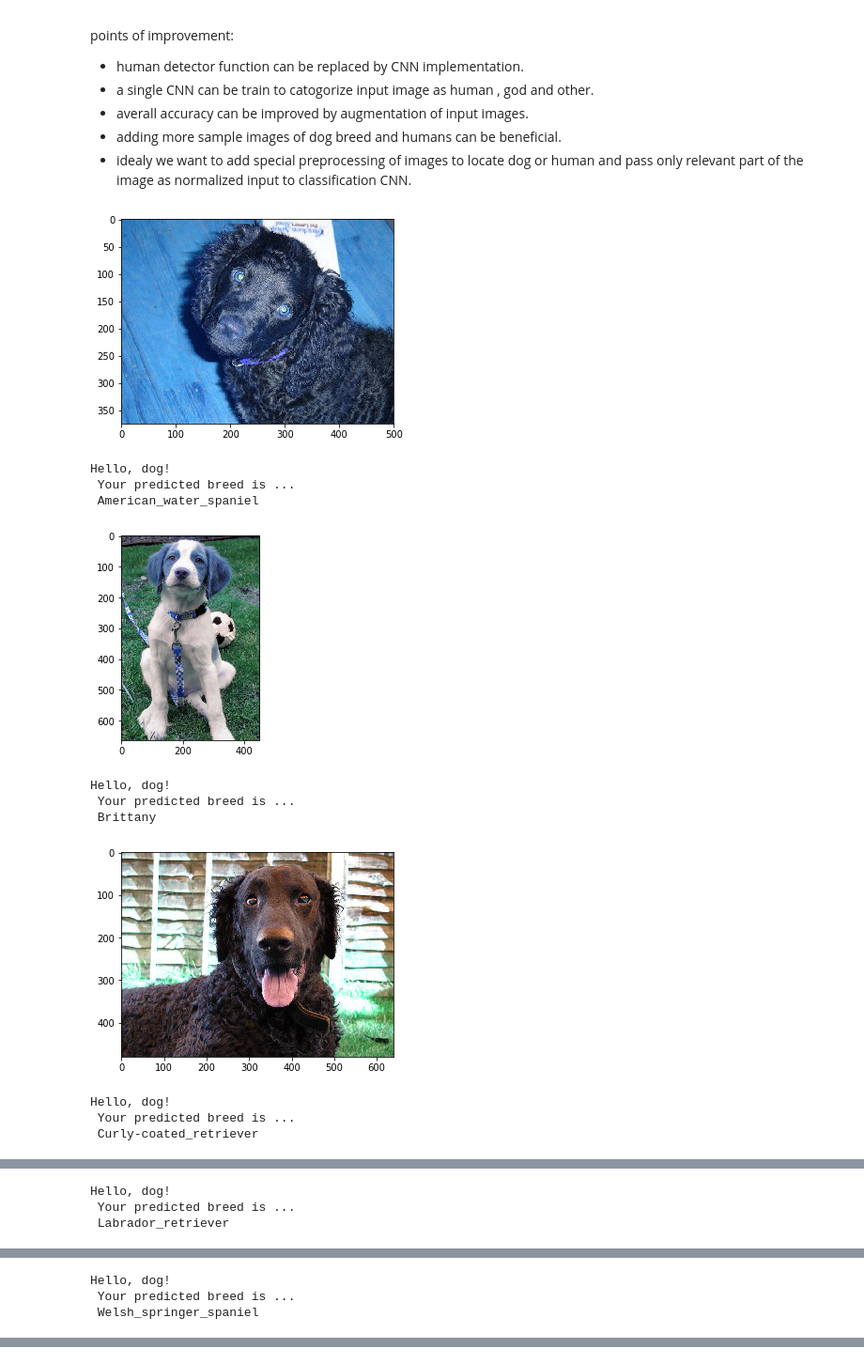
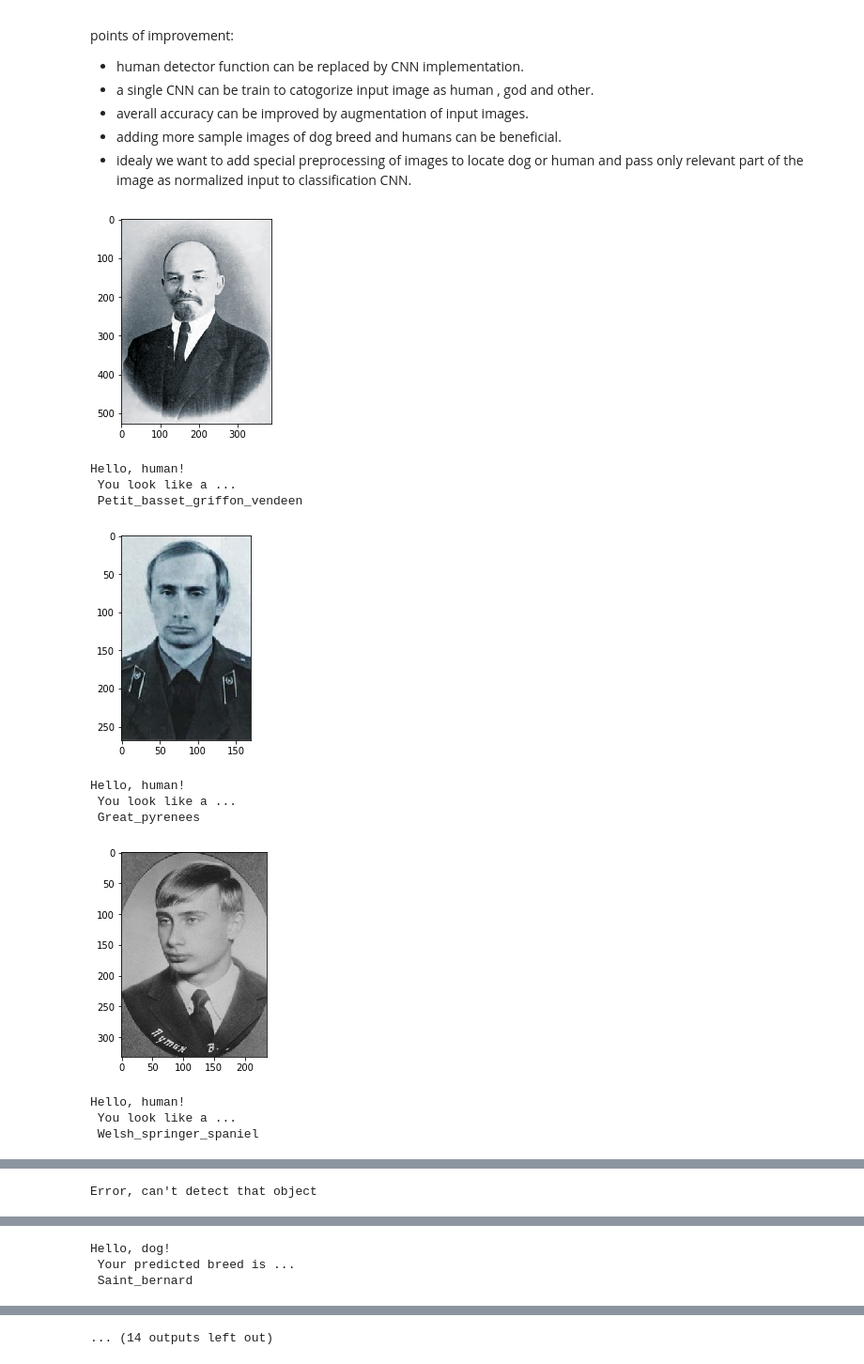
Before and after one commit to smile-on/aind2-dog, a Jupyter notebook: dog_app.ipynb, the cells around one changed output, grey strips where cells are left out. Shown at 94% size. Drawn from its saved outputs; the diff is of its cells as text; code cells hidden in the pictures.

````diff
--- a/dog_app.ipynb
+++ b/dog_app.ipynb
@@ -652,11 +652,15 @@ Xception_model.add(Dense(133, activation='softmax'))
 Xception_model.summary()
 ```
 # %%
-from keras.layers import AveragePooling2D, GlobalMaxPooling2D, BatchNormalization, GaussianNoise
+from keras.models import Sequential
+from keras.layers import GlobalAveragePooling2D, GlobalMaxPooling2D, GaussianNoise
+from keras.layers import Dropout, Dense, BatchNormalization
 
 ### TODO: Define your architecture.
+# xception_shape = train_Xception.shape[1:]
+xception_shape = (7, 7, 2048)
 Xception_model = Sequential()
-Xception_model.add(GaussianNoise(0.15, input_shape=train_Xception.shape[1:]))
+Xception_model.add(GaussianNoise(0.15, input_shape=xception_shape))
 Xception_model.add(GlobalAveragePooling2D())
 Xception_model.add(Dropout(0.2))
 Xception_model.add(Dense(133, activation='softmax'))
@@ -746,8 +750,11 @@ The functions to extract the bottleneck features can be found in `extract_bottle
 
 where `{network}`, in the above filename, should be one of `VGG19`, `Resnet50`, `InceptionV3`, or `Xception`.
 # %%
-# from keras.applications.xception import Xception, preprocess_input
-# return Xception(weights='imagenet', include_top=False).predict(preprocess_input(tensor))
+from keras.applications.xception import Xception, preprocess_input
+
+def extract_Xception(tensor):
+    from keras.applications.xception import Xception, preprocess_input
+    return Xception(weights='imagenet', include_top=False).predict(preprocess_input(tensor))
 
 ### TODO: Write a function that takes a path to an image as input
 ### and returns the dog breed that is predicted by the model.
@@ -839,23 +846,30 @@ points of improvement:
 # %%
 ## TODO: Execute your algorithm from Step 6 on
 ## at least 6 images on your computer.
 ## Feel free to use as many code cells as needed.
+show_dog_like('images/Lenin.png')
+show_dog_like('images/Vladimir_Putin_in_KGB_uniform.jpg')
+show_dog_like('images/vladimir-putin-senior-school.jpg')
+show_dog_like('images/BartSimpson.jpg')
+show_dog_like('images/Moscow-Watchdog.jpg')
+show_dog_like('images/Siberian Husky.jpg')
+show_dog_like('images/Golden_Retriever.jpg')
+show_dog_like('images/mix-up.jpg')
 show_dog_like('images/American_water_spaniel_00648.jpg')
 show_dog_like('images/Brittany_02625.jpg')
 show_dog_like('images/Curly-coated_retriever_03896.jpg')
 show_dog_like('images/Labrador_retriever_06455.jpg')
 show_dog_like('images/Welsh_springer_spaniel_08203.jpg')
-#show_dog_like('images/')
 # %% [output]
-[figure, old version]
+[figure, new version]
-Hello, dog!
- Your predicted breed is ...
- American_water_spaniel
+Hello, human!
+ You look like a ...
+ Petit_basset_griffon_vendeen
-[figure, old version]
+[figure, new version]
-Hello, dog!
- Your predicted breed is ...
- Brittany
+Hello, human!
+ You look like a ...
+ Great_pyrenees
-[figure, old version]
+[figure, new version]
-Hello, dog!
- Your predicted breed is ...
- Curly-coated_retriever
+Hello, human!
+ You look like a ...
+ Welsh_springer_spaniel
@@ -863,3 +877 @@ Hello, dog!
-Hello, dog!
- Your predicted breed is ...
- Labrador_retriever
+Error, can't detect that object
@@ -867,3 +879,3 @@ Hello, dog!
 Hello, dog!
  Your predicted breed is ...
- Welsh_springer_spaniel
+ Saint_bernard
@@ -869,0 +886 @@ Hello, dog!
+... (14 outputs left out)
````
Also changed, not shown: parts of 2 cells of this notebook.
